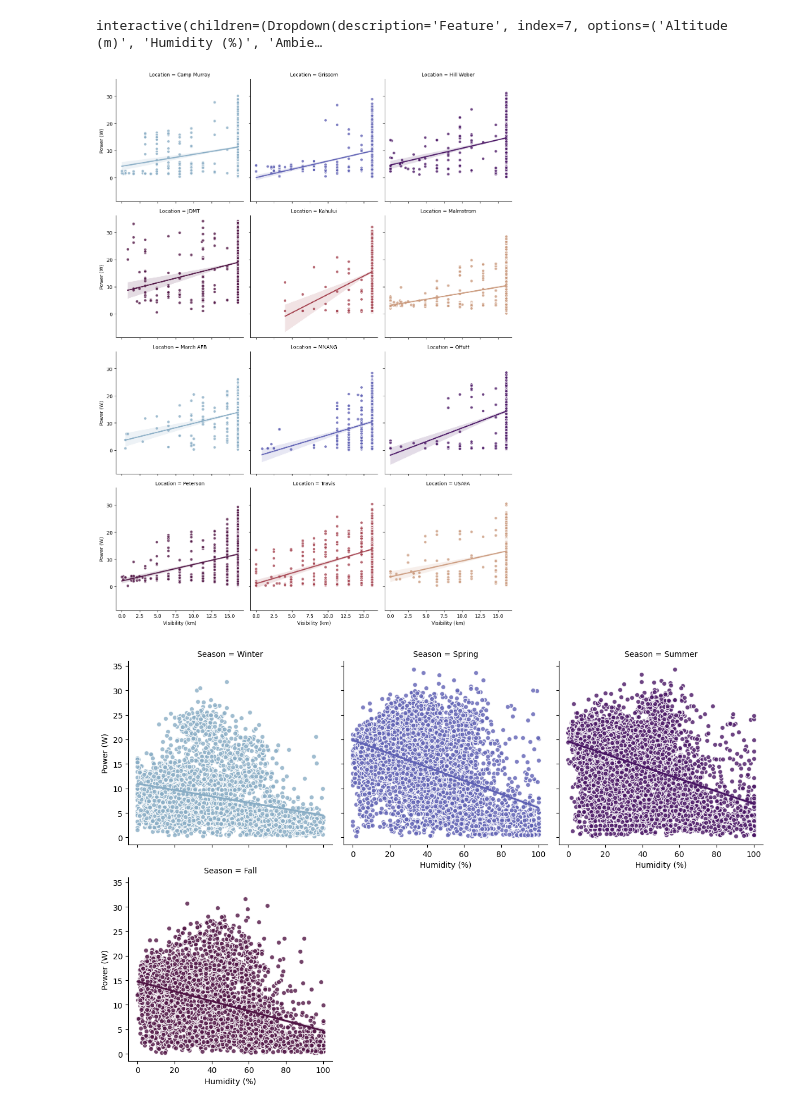
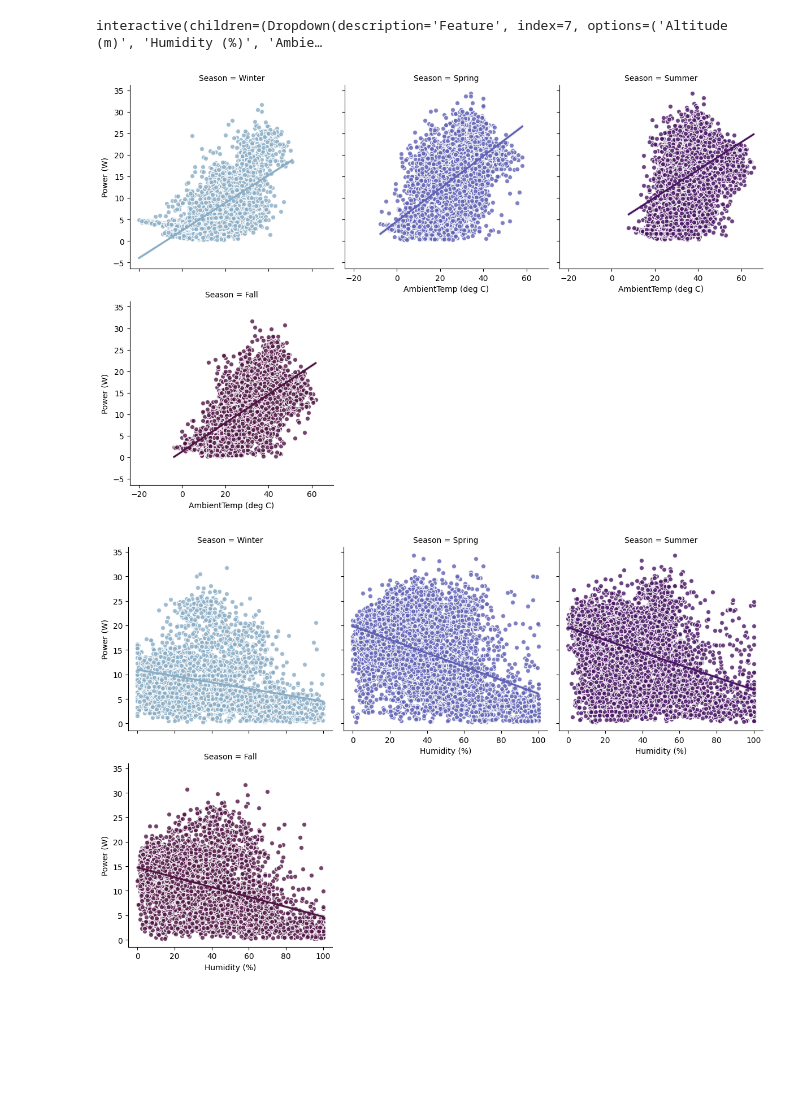
Before and after one commit to d-lazenby/solar-forecasting, a Jupyter notebook: eda_full.ipynb, the cells around one changed output. Cells and saved outputs as stored; diff of their text form; code cells hidden in the pictures; blank space fills up the shorter version.

```diff
--- a/eda_full.ipynb
+++ b/eda_full.ipynb
@@ -134,10 +134,10 @@ utils.compare_box_violins(raw_clean, numerical_features)
 # %% [output]
 interactive(children=(Dropdown(description='Feature', index=7, options=('Altitude (m)', 'Humidity (%)', 'Ambie…
 # %%
-feature = 'Visibility (km)'
-utils.group_plots(raw_clean, 'Location', feature)
+feature = 'AmbientTemp (deg C)'
+utils.group_plots(raw_clean, 'Season', feature)
 # %% [output]
-[figure, old version]
+[figure, new version]
 # %%
 feature = "Humidity (%)"
 utils.group_plots(raw_clean, 'Season', feature)
```
Also changed, not shown: parts of 8 cells of this notebook, 2 other files.
